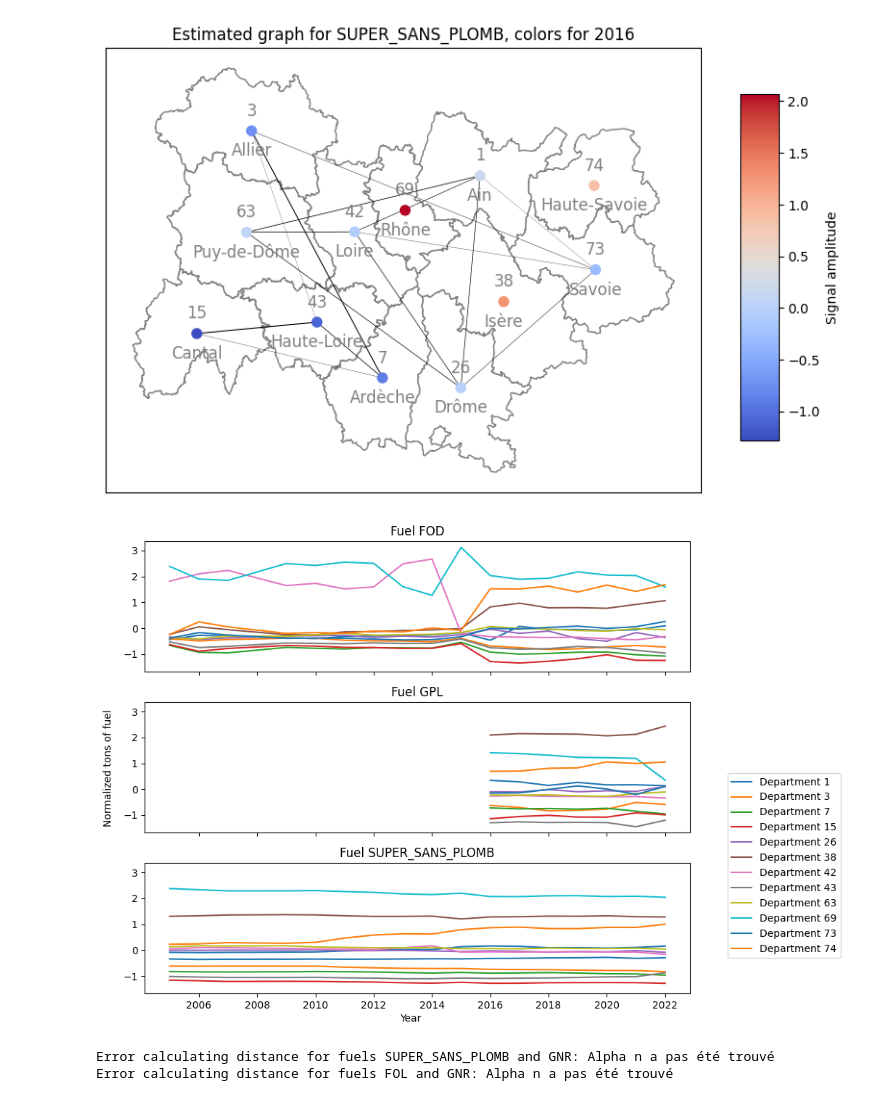
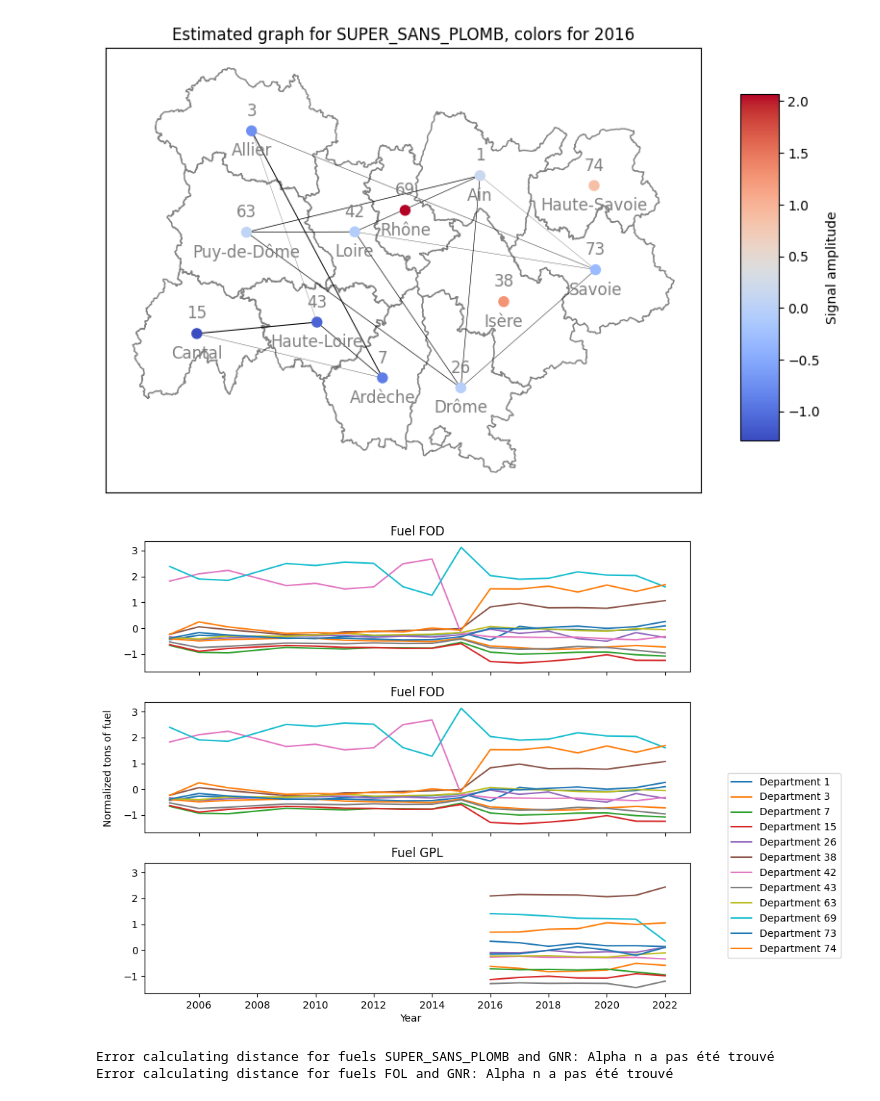
Before and after one commit to MathildeDupouy/learnGraph, a Jupyter notebook: scripts/realData_analyse_data.ipynb, the cells around one changed output. Saved outputs shown, nothing was run; the diff lists cells and outputs as text; code cells hidden in the pictures.

```diff
--- a/scripts/realData_analyse_data.ipynb
+++ b/scripts/realData_analyse_data.ipynb
@@ -125,33 +125,33 @@ for fuel in fuels :
 # %%
 import matplotlib.ticker as ticker
 
 depts = region_ARA
-fuels = [FOD, GPL, SUPER_SANS_PLOMB]
+fuels = [FOD, FOD, GPL]
 
 fig, axs = plt.subplots(len(fuels), 1, figsize=(8, 7), sharex=True, sharey=True)
 for i, fuel in enumerate(fuels) :
     for dept in depts :
         dept_index = list(est_graphs[fuel].nodes).index(dept)
         axs[i].plot(computed_years[fuel], fuel_data_ARA.samples_by_year(fuel)[0][dept_index, :], label=f'Department {dept}')
     axs[i].set_title(f'Fuel {fuel}')
 
 # Set common x and y labels
 fig.text(0.5, 0, 'Year', ha='center')
 fig.text(-0.03, 0.5, 'Normalized tons of fuel', va='center', rotation='vertical')
 
 # Common legend
 handles, labels = axs[0].get_legend_handles_labels()
 common_legend = fig.legend(handles, labels, loc='upper right', bbox_to_anchor=(1.25, 0.5))
 
 
 axs[-1].xaxis.set_major_locator(ticker.MaxNLocator(integer=True, prune='both'))
 axs[-1].xaxis.set_major_formatter(ticker.FormatStrFormatter('%d'))
 
 # Adjust layout to prevent clipping of titles
 plt.tight_layout()
 plt.show()
 # %% [output]
-[figure, old version]
+[figure, new version]
 # %%
 fuels_dist = np.zeros((len(computed_fuels), len(computed_fuels)))
 for i, fuel1 in enumerate(computed_fuels) :
```
Also changed, not shown: parts of 4 cells of this notebook, 12 other files.
